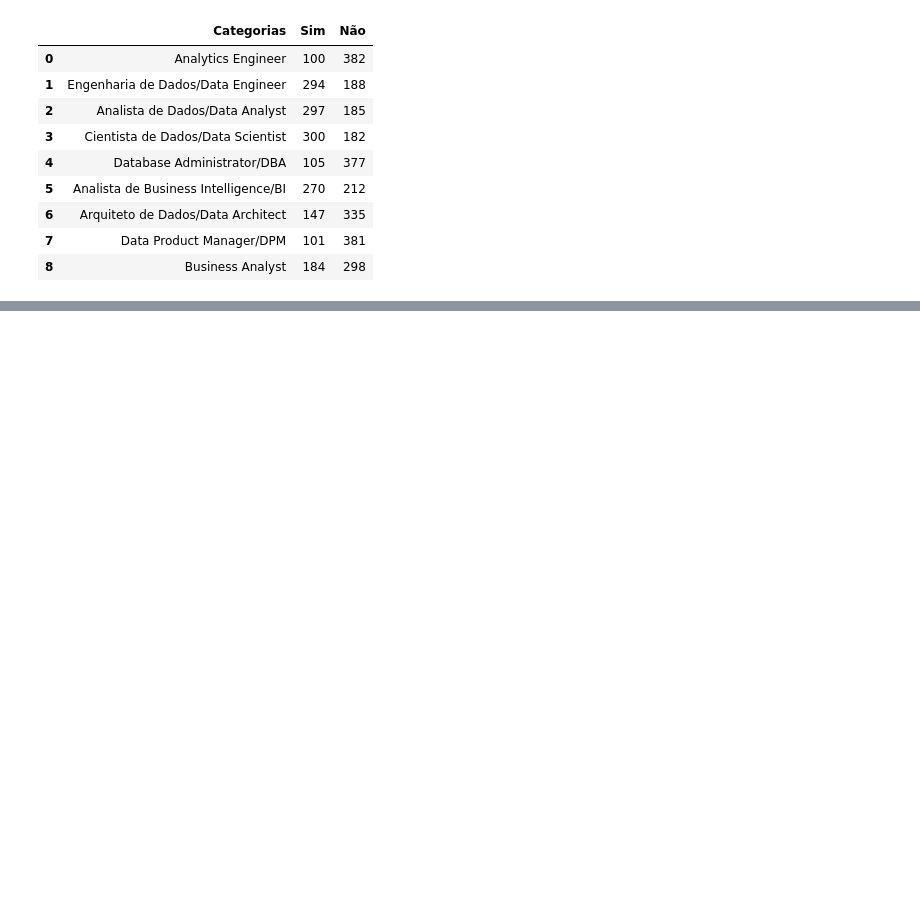
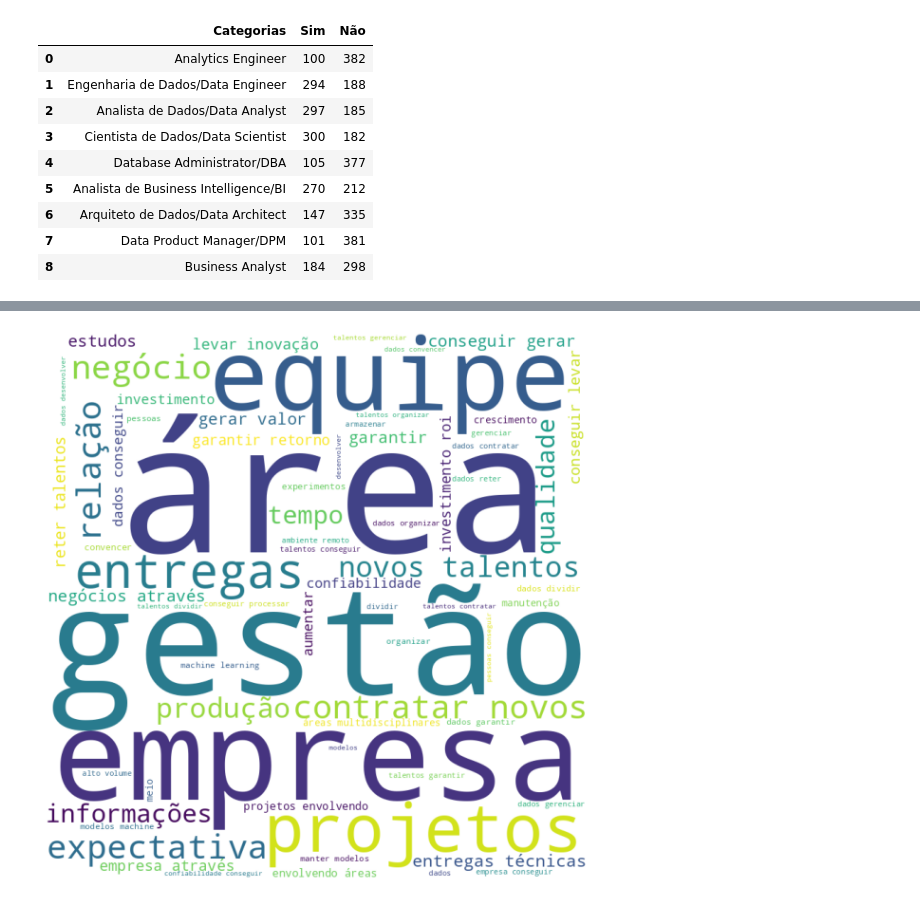
Before and after one commit to anyellequeiroz/State-of-Data-Brazil, a Jupyter notebook: State of data.ipynb, the cells around one changed output, grey strips where cells are left out. Cells and saved outputs as stored; diff of their text form; code cells hidden in the pictures; blank space fills up the shorter version.

```diff
--- a/State of data.ipynb
+++ b/State of data.ipynb
@@ -780,0 +795,23 @@ fig.show("png")
+# %%
+text_4 = df_3["('P3_d ', 'Quais são os 3 maiores desafios que você tem como gestor no atual momento?')"].unique()
+# %%
+val = str(text_4)
+tokens = val.split()
+for i in range(len(tokens)):
+        tokens[i] = tokens[i].lower()
+tokens = str(tokens)
+tokens_4 = tokens.replace("'", " ").replace("nan", ' ').replace(",", " ")
+# %%
+wordcloud = WordCloud(width = 800, height = 800,
+                background_color ='white',
+                stopwords = stopwords,
+                min_font_size = 10).generate(tokens_4)
+
+plt.figure(figsize = (8, 8), facecolor = None)
+plt.imshow(wordcloud)
+plt.axis("off")
+plt.tight_layout(pad = 0)
+
+plt.show()
+# %% [output]
+[figure, added]
```
Also changed, not shown: parts of 9 cells of this notebook.
